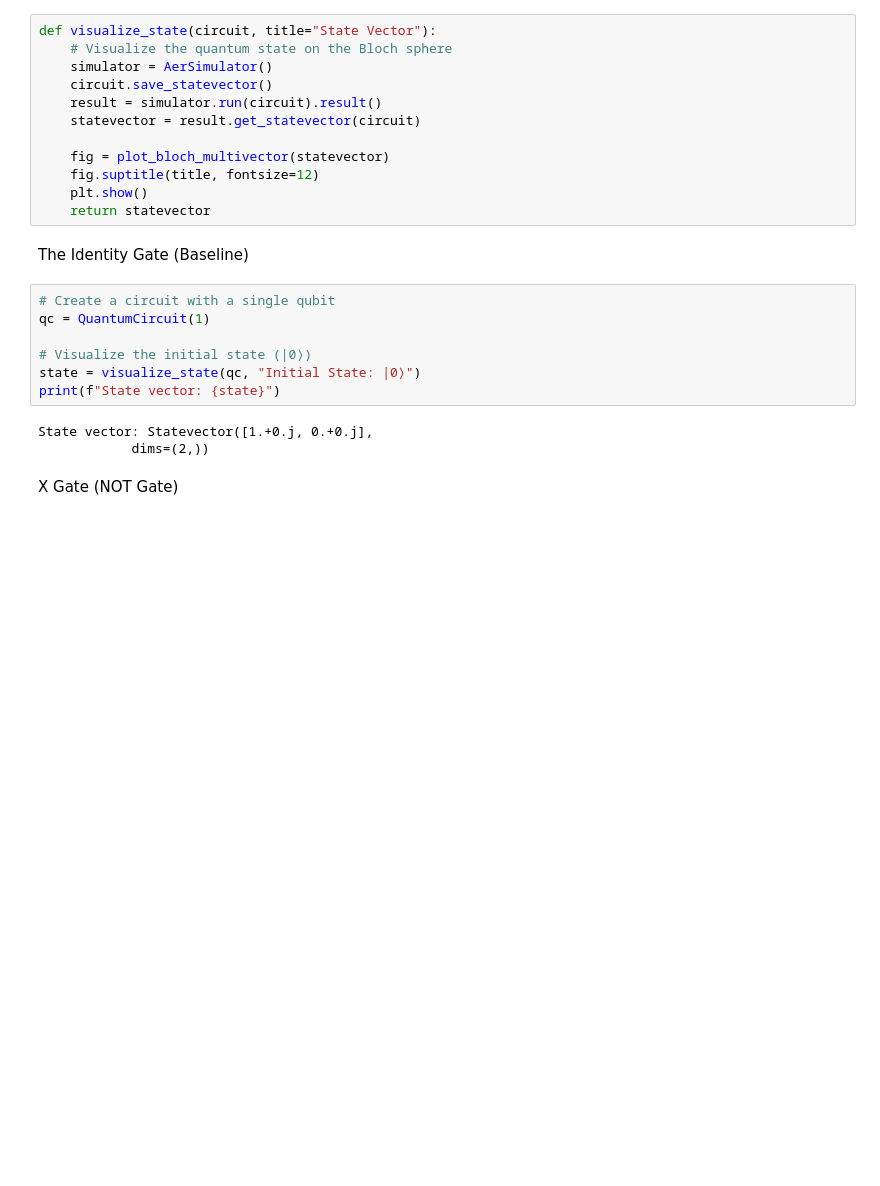
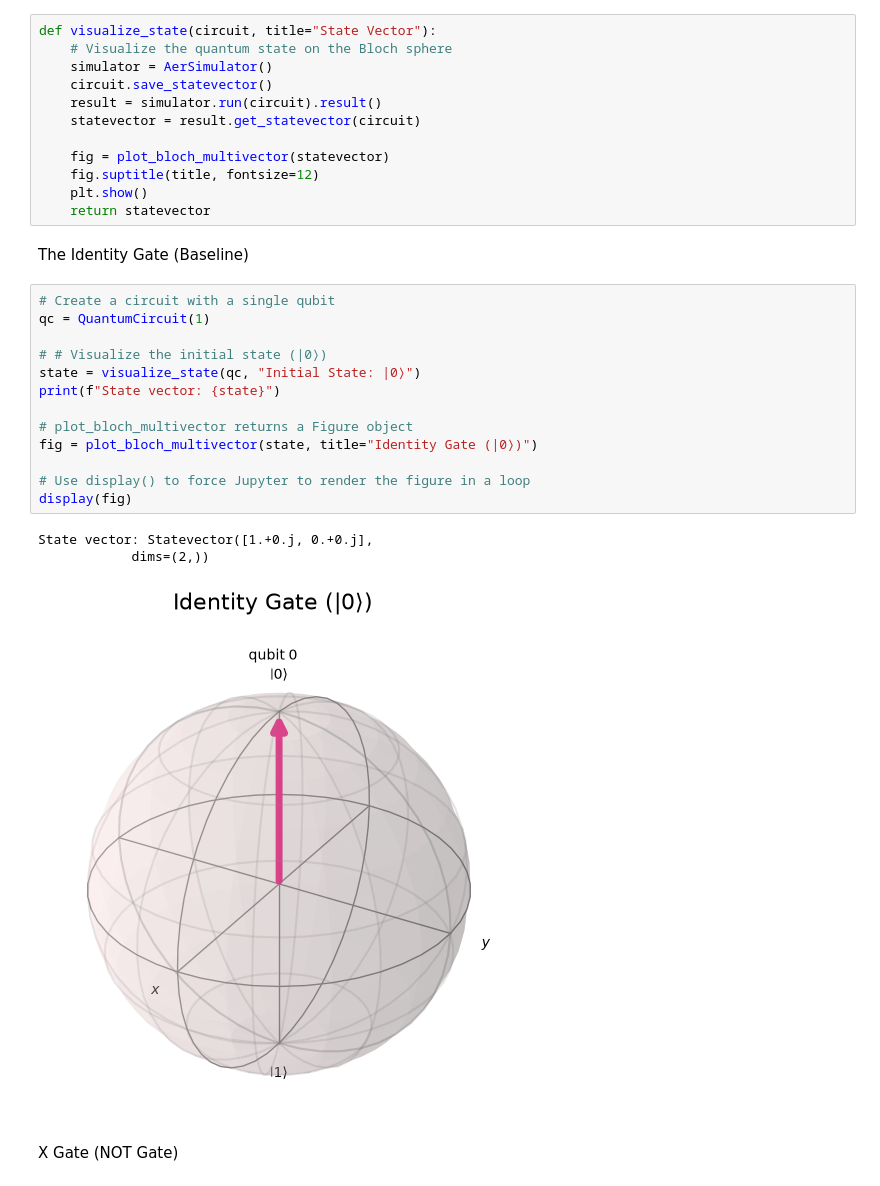
Before and after one commit to rahul-gupta-2004/medium_qiskit_quantum, a Jupyter notebook: part1_basic/article-4.ipynb, the cells around one changed output. Cells and saved outputs as stored; diff of their text form; blank space fills up the shorter version.

```diff
--- a/part1_basic/article-4.ipynb
+++ b/part1_basic/article-4.ipynb
@@ -25,13 +26,20 @@ The Identity Gate (Baseline)
 # %%
 # Create a circuit with a single qubit
 qc = QuantumCircuit(1)
 
-# Visualize the initial state (|0⟩)
+# # Visualize the initial state (|0⟩)
 state = visualize_state(qc, "Initial State: |0⟩")
 print(f"State vector: {state}")
+
+# plot_bloch_multivector returns a Figure object
+fig = plot_bloch_multivector(state, title="Identity Gate (|0⟩)")
+
+# Use display() to force Jupyter to render the figure in a loop
+display(fig)
 # %% [output]
 State vector: Statevector([1.+0.j, 0.+0.j],
             dims=(2,))
+[figure, added]
 # %% [markdown]
 X Gate (NOT Gate)
 # %%
```
Also changed, not shown: parts of 6 cells of this notebook.
